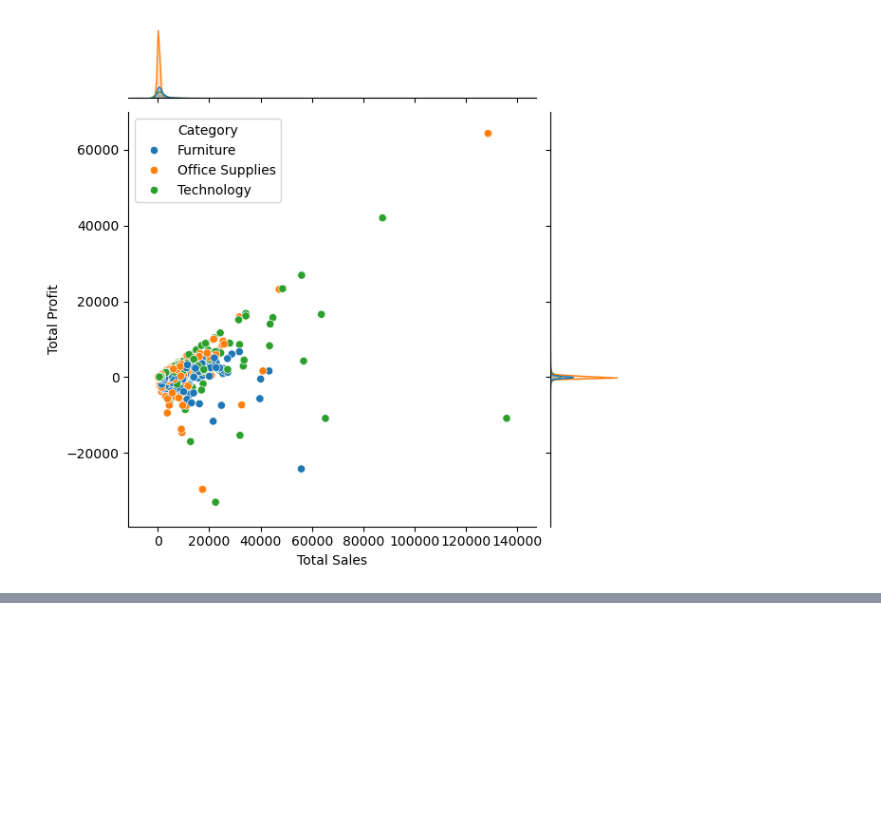
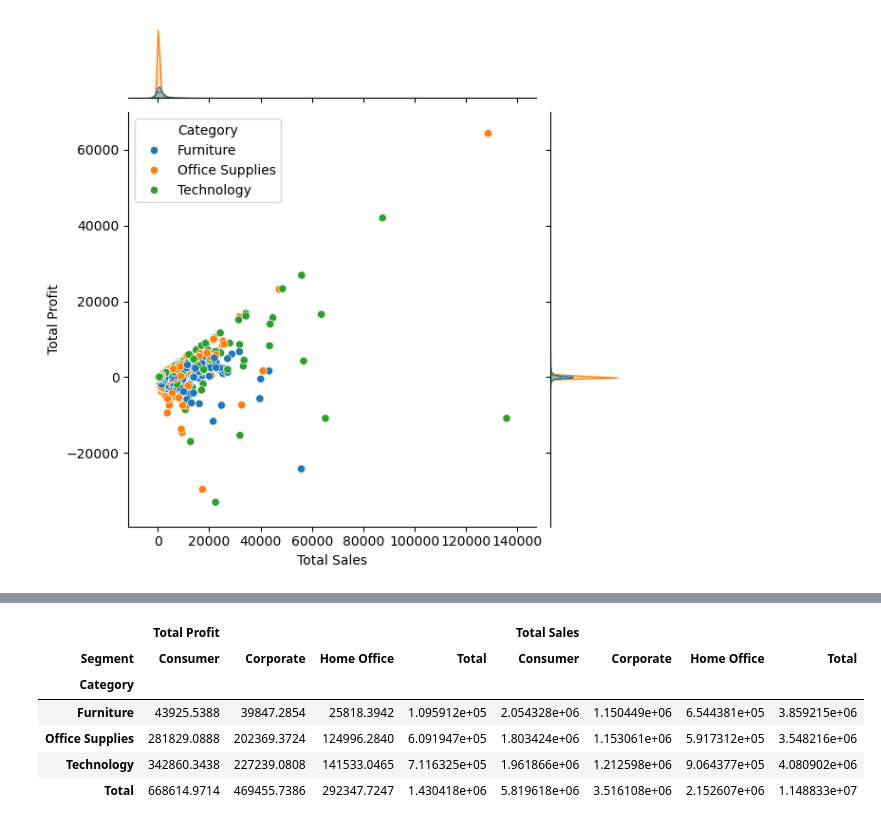
Before and after one commit to Shyam1327/SuperStore_Sales, a Jupyter notebook: SuperStore_Sales.ipynb, the cells around one changed output, grey strips where cells are left out. Cells and saved outputs as stored; diff of their text form; code cells hidden in the pictures; blank space fills up the shorter version.

```diff
--- a/SuperStore_Sales.ipynb
+++ b/SuperStore_Sales.ipynb
@@ -1040,0 +1080,22 @@ plt.show()
+# %%
+#Category wise performance across customer segments
+
+product_performance = pd.pivot_table(
+    df,
+    index= 'Category',
+    columns = 'Segment',
+    values = ['Total Sales','Total Profit'],
+    aggfunc = 'sum',
+    margins= True,
+    margins_name = 'Total'
+)
+
+product_performance
+# %% [output]
+|  | Total Profit |  |  |  | Total Sales |  |  |  |
+| Segment | Consumer | Corporate | Home Office | Total | Consumer | Corporate | Home Office | Total |
+| Category |  |  |  |  |  |  |  |  |
+| Furniture | 43925.5388 | 39847.2854 | 25818.3942 | 1.095912e+05 | 2.054328e+06 | 1.150449e+06 | 6.544381e+05 | 3.859215e+06 |
+| Office Supplies | 281829.0888 | 202369.3724 | 124996.2840 | 6.091947e+05 | 1.803424e+06 | 1.153061e+06 | 5.917312e+05 | 3.548216e+06 |
+| Technology | 342860.3438 | 227239.0808 | 141533.0465 | 7.116325e+05 | 1.961866e+06 | 1.212598e+06 | 9.064377e+05 | 4.080902e+06 |
+| Total | 668614.9714 | 469455.7386 | 292347.7247 | 1.430418e+06 | 5.819618e+06 | 3.516108e+06 | 2.152607e+06 | 1.148833e+07 |
```
Also changed, not shown: parts of 7 cells of this notebook.
